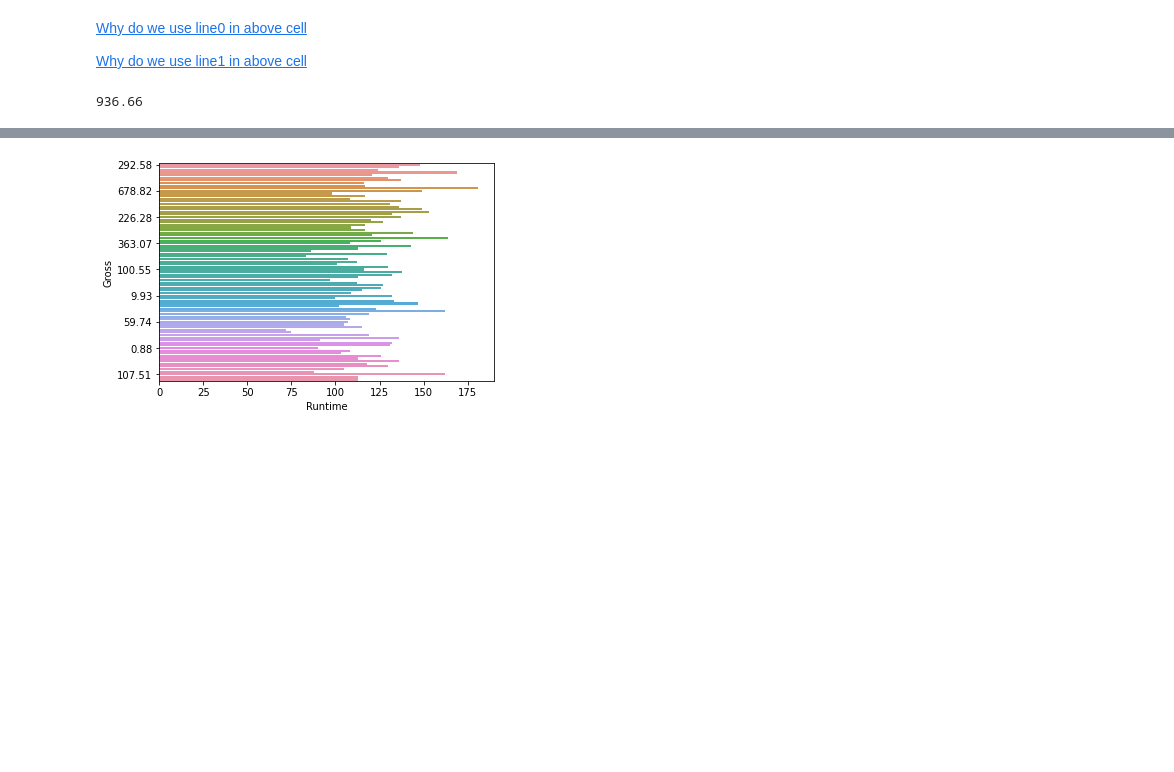
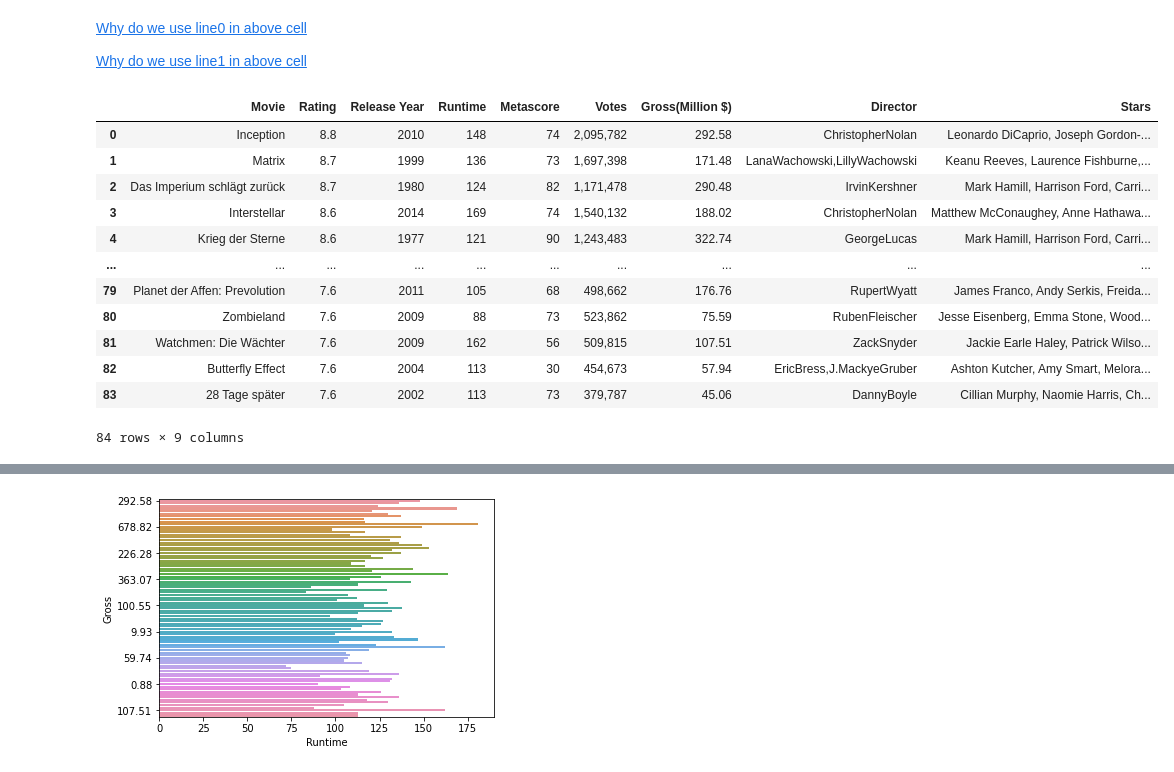
Before and after one commit to Pathi-rao/AI, a Jupyter notebook: M1_Python/d10_Movie Challenge/IMDB_plots.ipynb, the cells around one changed output, grey strips where cells are left out. Drawn from its saved outputs; the diff is of its cells as text; code cells hidden in the pictures; blank space fills up the shorter version.

```diff
--- a/M1_Python/d10_Movie Challenge/IMDB_plots.ipynb
+++ b/M1_Python/d10_Movie Challenge/IMDB_plots.ipynb
@@ -24,13 +24,19 @@ imdb_data = pd.read_csv(imdb_filepath)
 # %%
 #Processing the data
 
-#df1 = imdb_data[imdb_data.isnull().any(axis=1)] #Search for null values and filter them separately
-
-imdb_data["Gross"] = imdb_data["Gross"].str.replace("[$M]","") #filtering the Gross col. to make it numeric
-#imdb_data["Gross"] = imdb_data["Gross"].str.replace("","nan")
-my_df =  imdb_data.dropna()           #dropped all null values
-my_df = my_df.drop(66)                #contains 0.00 gross
-#print(max(my_df.Gross))
+imdb_data
 # %% [output]
+|  | Movie | Rating | Release Year | Runtime | Metascore | Votes | Gross(Million $) | Director | Stars |
+| 0 | Inception | 8.8 | 2010 | 148 | 74 | 2,095,782 | 292.58 | ChristopherNolan | Leonardo DiCaprio, Joseph Gordon-... |
+| 1 | Matrix | 8.7 | 1999 | 136 | 73 | 1,697,398 | 171.48 | LanaWachowski,LillyWachowski | Keanu Reeves, Laurence Fishburne,... |
+| 2 | Das Imperium schlägt zurück | 8.7 | 1980 | 124 | 82 | 1,171,478 | 290.48 | IrvinKershner | Mark Hamill, Harrison Ford, Carri... |
+| 3 | Interstellar | 8.6 | 2014 | 169 | 74 | 1,540,132 | 188.02 | ChristopherNolan | Matthew McConaughey, Anne Hathawa... |
+| 4 | Krieg der Sterne | 8.6 | 1977 | 121 | 90 | 1,243,483 | 322.74 | GeorgeLucas | Mark Hamill, Harrison Ford, Carri... |
+| ... | ... | ... | ... | ... | ... | ... | ... | ... | ... |
+| 79 | Planet der Affen: Prevolution | 7.6 | 2011 | 105 | 68 | 498,662 | 176.76 | RupertWyatt | James Franco, Andy Serkis, Freida... |
+| 80 | Zombieland | 7.6 | 2009 | 88 | 73 | 523,862 | 75.59 | RubenFleischer | Jesse Eisenberg, Emma Stone, Wood... |
+| 81 | Watchmen: Die Wächter | 7.6 | 2009 | 162 | 56 | 509,815 | 107.51 | ZackSnyder | Jackie Earle Haley, Patrick Wilso... |
+| 82 | Butterfly Effect | 7.6 | 2004 | 113 | 30 | 454,673 | 57.94 | EricBress,J.MackyeGruber | Ashton Kutcher, Amy Smart, Melora... |
+| 83 | 28 Tage später | 7.6 | 2002 | 113 | 73 | 379,787 | 45.06 | DannyBoyle | Cillian Murphy, Naomie Harris, Ch... |
-936.66
+84 rows × 9 columns
 # %%
```
Also changed, not shown: parts of 3 cells of this notebook, 5 other files.
